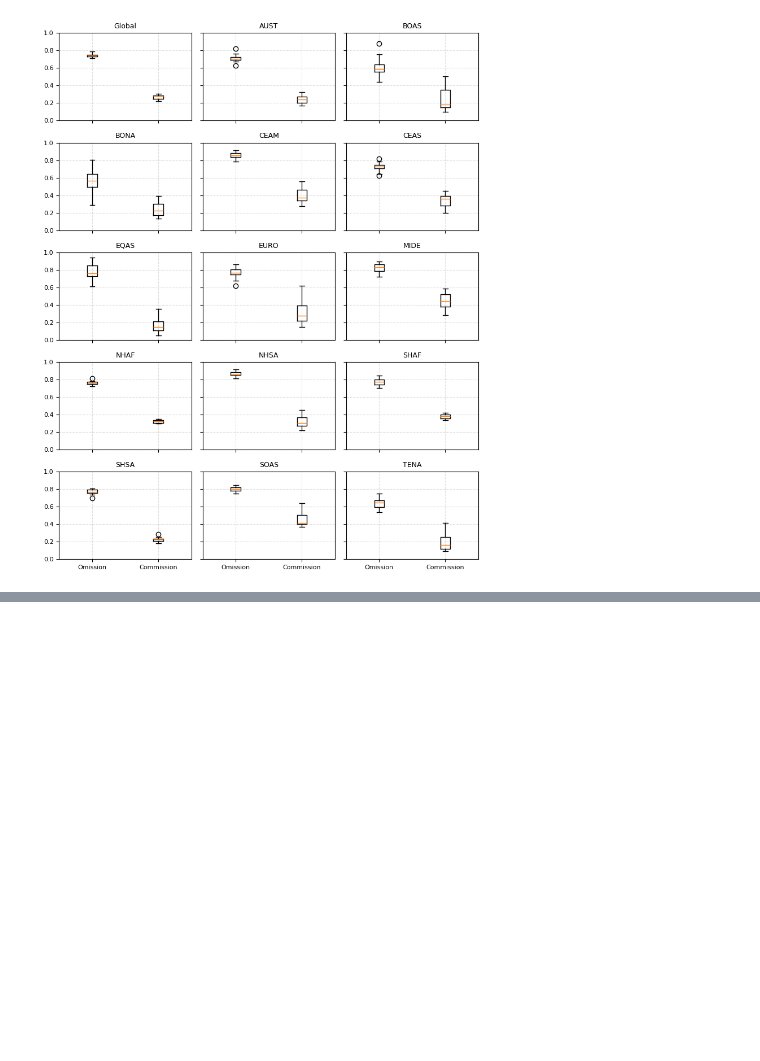
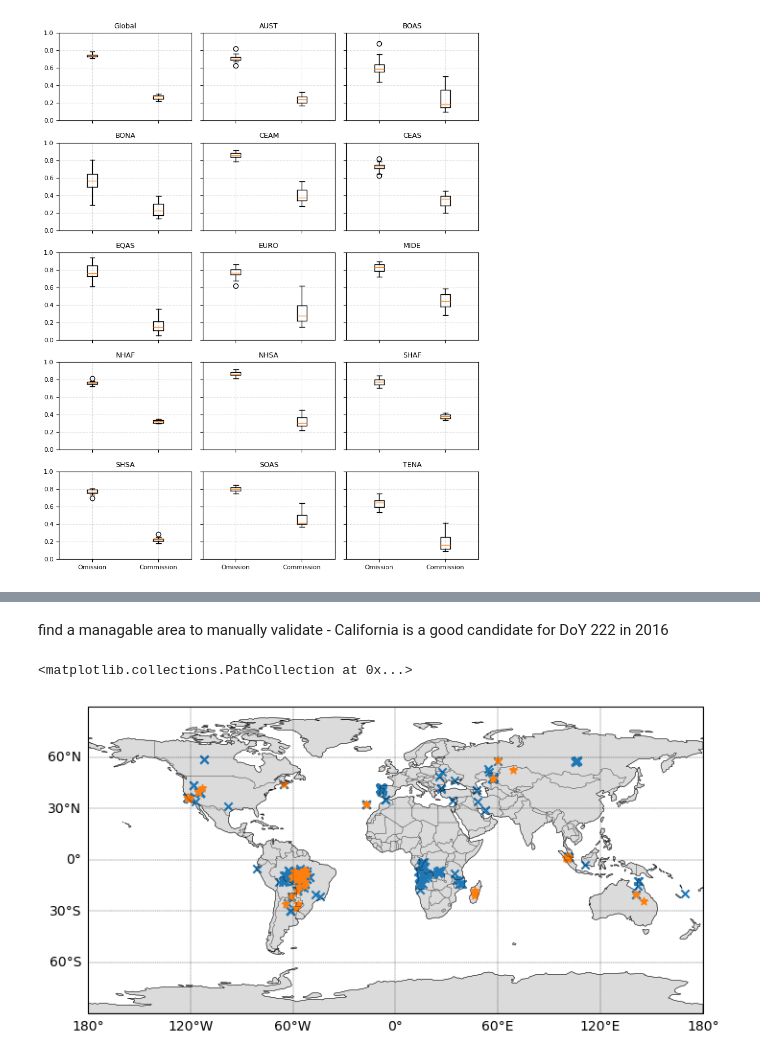
Before and after one commit to mdj4/avhrr-fire, a Jupyter notebook: src/06_intercomparison/error_analysis.ipynb, the cells around one changed output, grey strips where cells are left out. Cells and saved outputs as stored; diff of their text form; code cells hidden in the pictures; blank space fills up the shorter version.

```diff
--- a/src/06_intercomparison/error_analysis.ipynb
+++ b/src/06_intercomparison/error_analysis.ipynb
@@ -552,0 +731,30 @@ msub = modis.loc[(modis.year == 2016) & (modis.doy == 222), :].copy()
+# %%
+a_y = asub.latitude.values
+a_x = asub.longitude.values
+a_x360 = asub.lon360.values
+
+m_y = msub.latitude.values
+m_x = msub.longitude.values
+m_x360 = msub.lon360.values
+# %% [markdown]
+find a managable area to manually validate - California is a good candidate for DoY 222 in 2016
+# %%
+mm = 1/25.4
+fig, ax, mesh = utils.geo_plot_v2(figsize=(210*mm,297*mm),
+                                extent = [-180, 180, -90, 90],
+                                grid_options={'color': 'k', 'linestyle': '--', 'alpha': 0.95,
+                                              'linewidth': 0.25, 'draw_labels': True},
+                                draw_features=['land', 'coast', 'countries']
+                             )
+
+
+ax.scatter(y=m_y,
+           x=m_x,
+           marker='x')
+
+ax.scatter(y=a_y,
+           x=a_x,
+           marker='*')
+# %% [output]
+<matplotlib.collections.PathCollection at 0x...>
+[figure, added]
```
Also changed, not shown: parts of 26 cells of this notebook, 1 other file.
